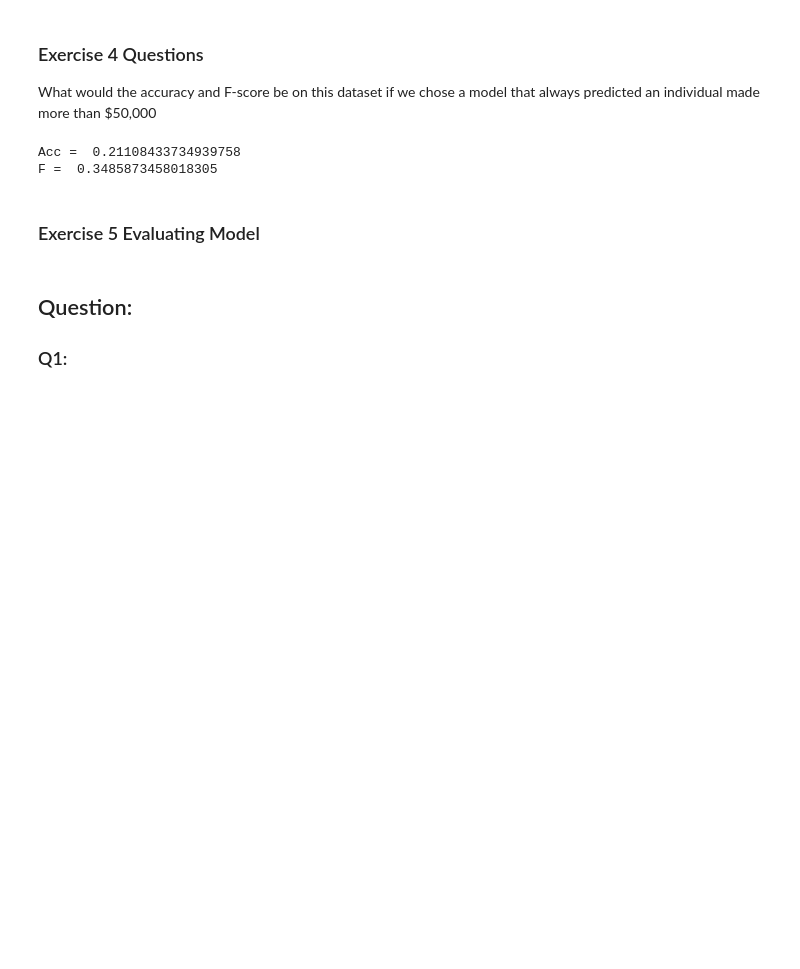
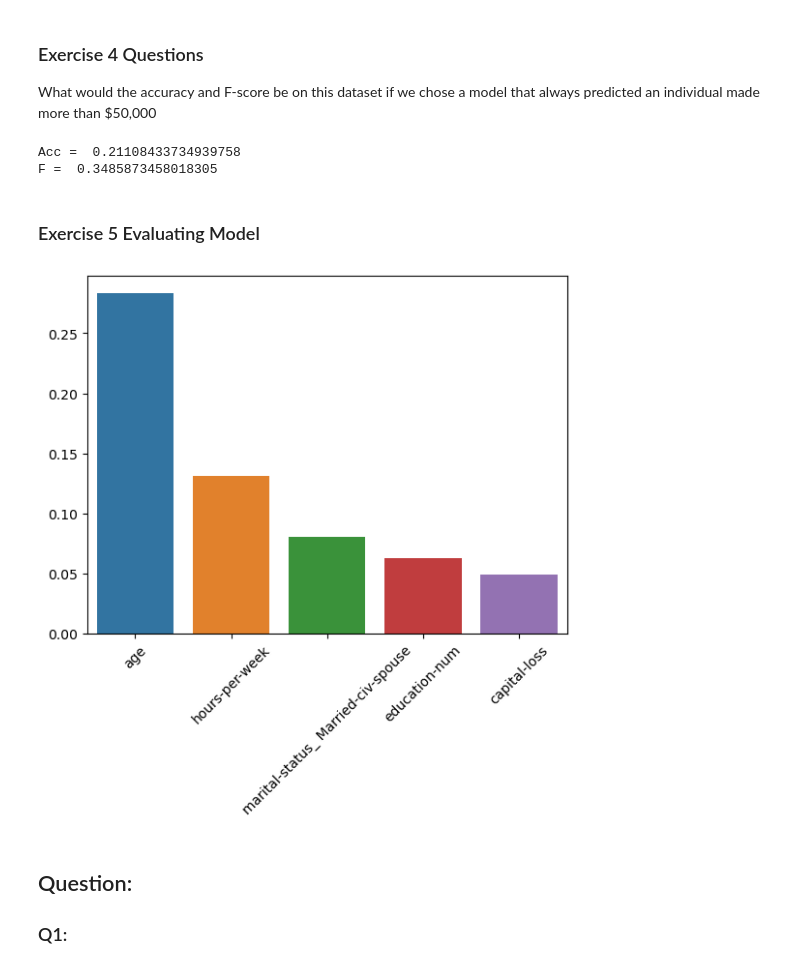
Before and after one commit to Artanisax/CS329-2023Fall, a Jupyter notebook: Lab02/Lab02_Assignment_Template.ipynb, the cells around one changed output. Cells and saved outputs as stored; diff of their text form; code cells hidden in the pictures; blank space fills up the shorter version.

```diff
--- a/Lab02/Lab02_Assignment_Template.ipynb
+++ b/Lab02/Lab02_Assignment_Template.ipynb
@@ -186,6 +200,17 @@ Acc =  0.21108433734939758
 F =  0.3485873458018305
 # %% [markdown]
 ### Exercise 5 Evaluating Model
+# %%
+importances = RF.feature_importances_
+indices = np.argsort(-importances)
+importances = importances[indices]
+important_names = df.columns[indices]
+
+ax = sns.barplot(x=important_names[:5], y=importances[:5])
+ax.set_xticklabels(labels=important_names[:5], rotation = 45)
+plt.show()
+# %% [output]
+[figure, added]
 # %% [markdown]
 ## Question:
 ### Q1:
```
Also changed, not shown: parts of 2 cells of this notebook, 6 other files.
